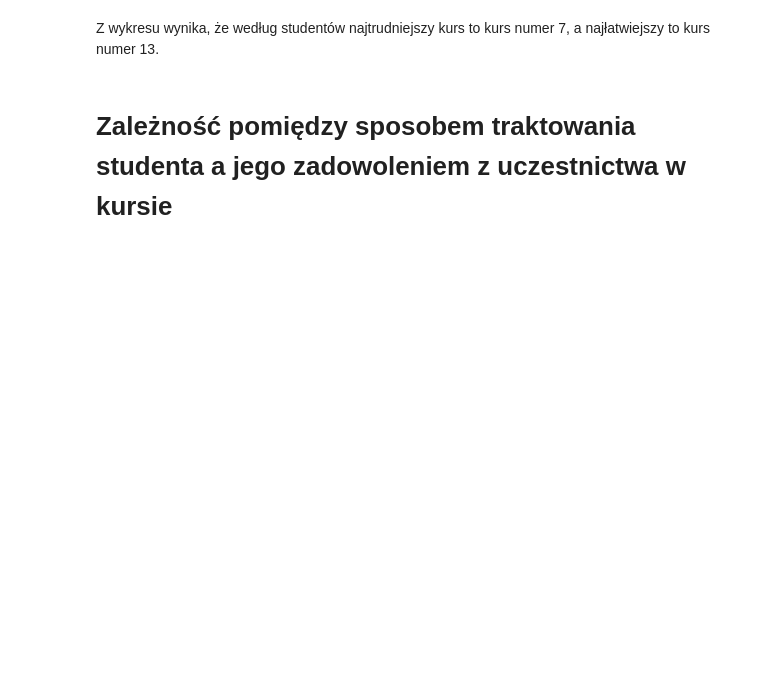
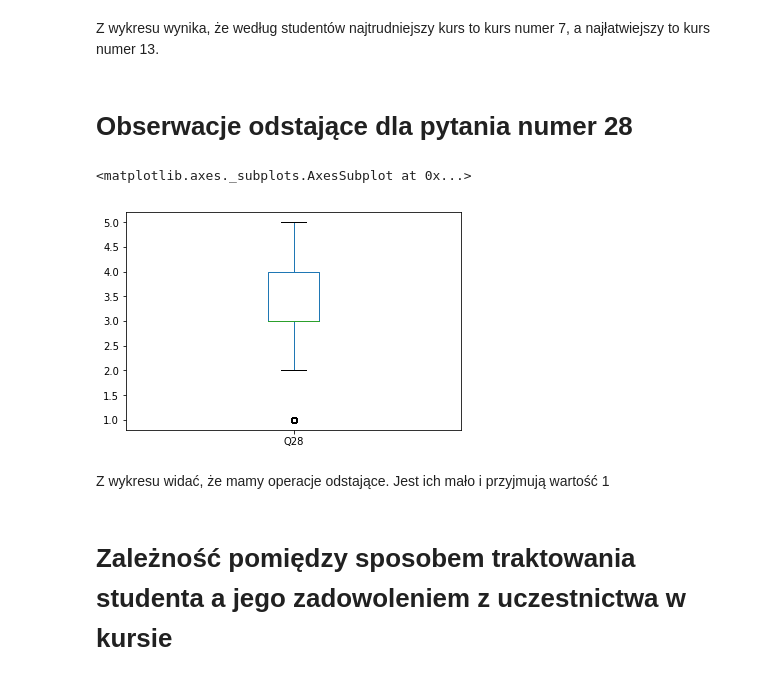
Before and after one commit to lukaszszy/data-mining, a Jupyter notebook: Projekt.ipynb, the cells around one changed output. Cells and saved outputs as stored; diff of their text form; code cells hidden in the pictures; blank space fills up the shorter version.

```diff
--- a/Projekt.ipynb
+++ b/Projekt.ipynb
@@ -150,5 +158,14 @@ Text(0, 0.5, 'Mean')
 # %% [markdown]
 Z wykresu wynika, że według studentów najtrudniejszy kurs to kurs numer 7, a najłatwiejszy to kurs numer 13.
+# %% [markdown]
+# Obserwacje odstające dla pytania numer 28
+# %%
+r['Q28'].plot.box()
+# %% [output]
+<matplotlib.axes._subplots.AxesSubplot at 0x...>
+[figure, added]
+# %% [markdown]
+Z wykresu widać, że mamy operacje odstające. Jest ich mało i przyjmują wartość 1
 # %% [markdown]
 # Zależność pomiędzy sposobem traktowania studenta a jego zadowoleniem z uczestnictwa w kursie
 # %%
```
Also changed, not shown: parts of 13 cells of this notebook.
